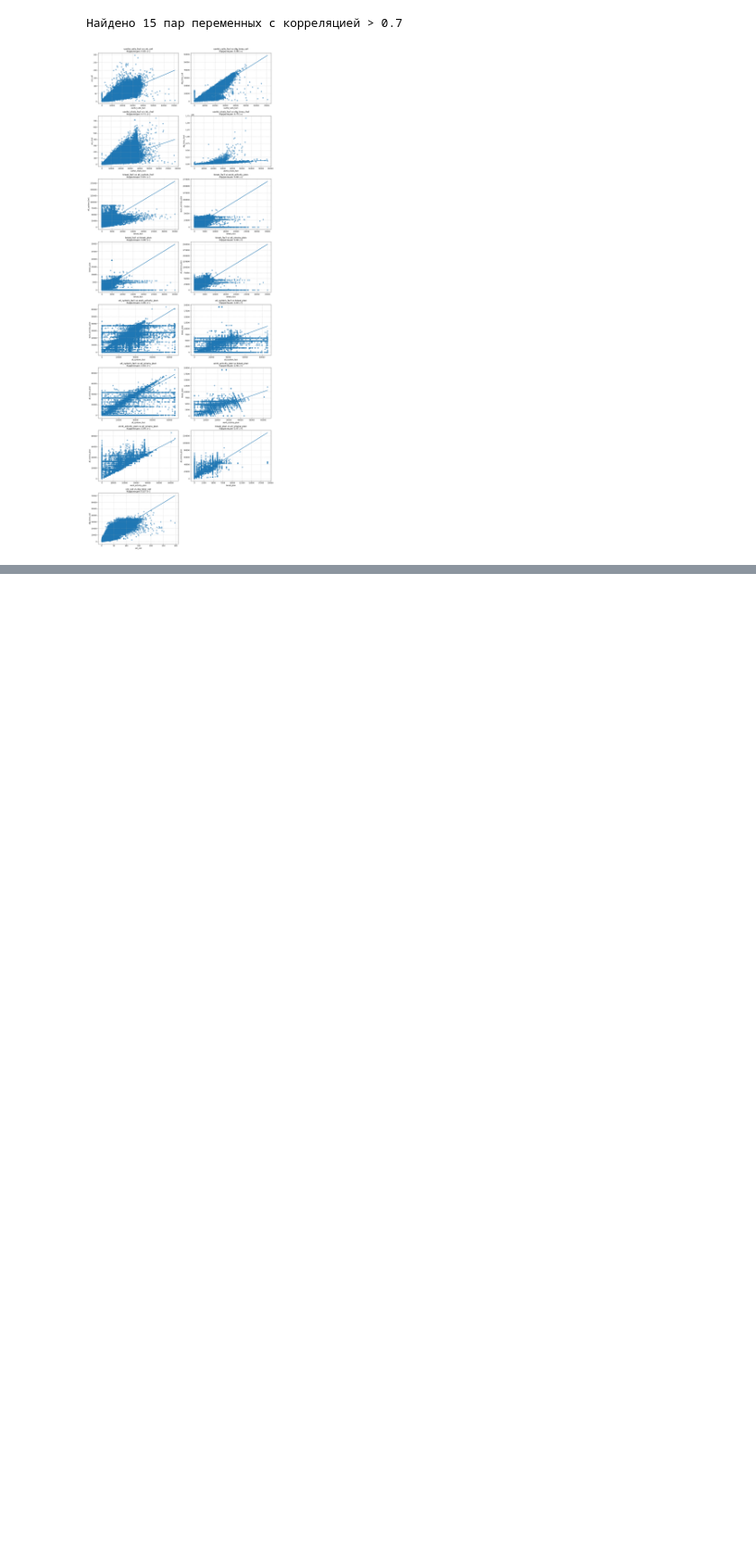
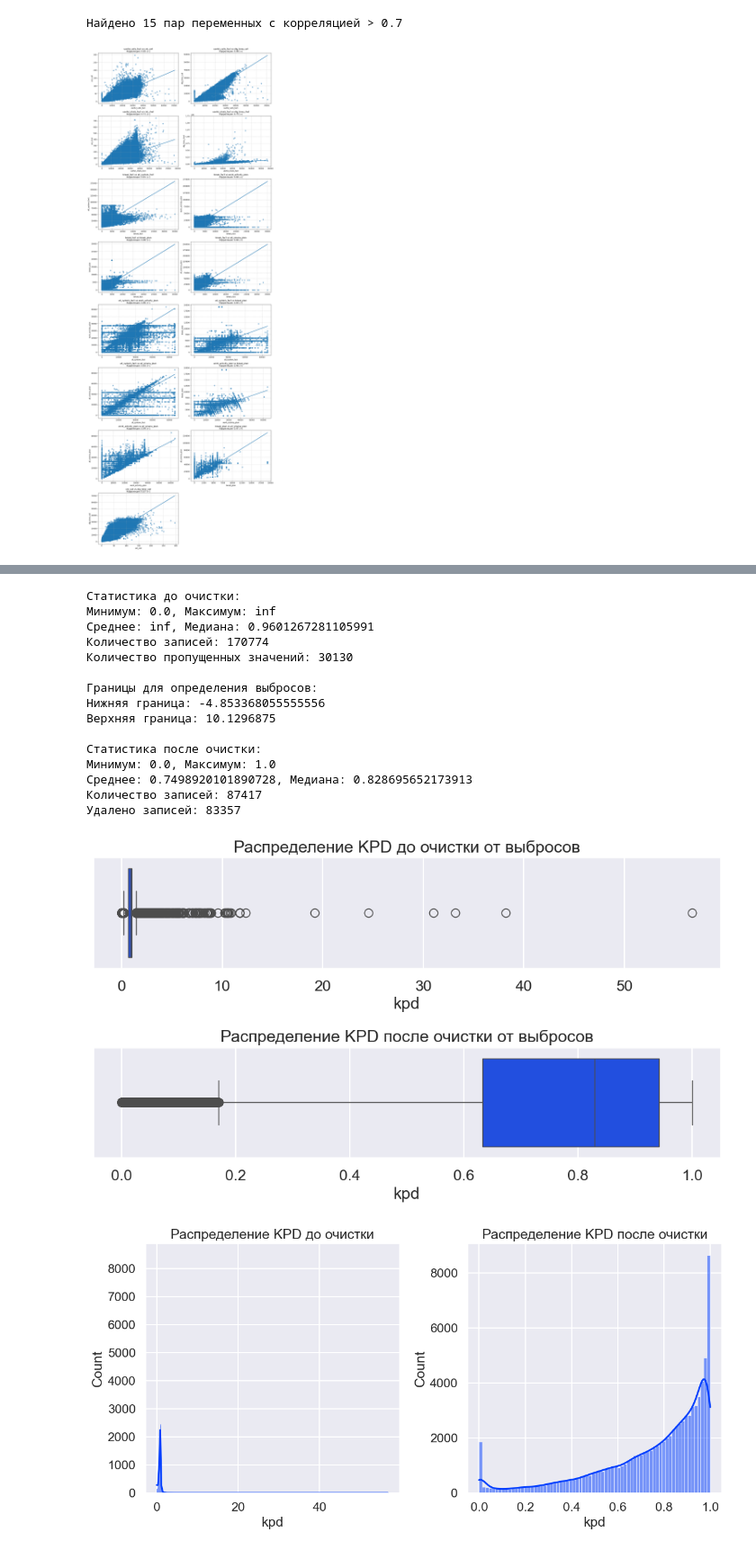
Before and after one commit to Worislooov/DANO_MSC_2025, a Jupyter notebook: Lev/graphycs.ipynb, the cells around one changed output, grey strips where cells are left out. Shown at 90% size. Drawn from its saved outputs; the diff is of its cells as text; code cells hidden in the pictures; blank space fills up the shorter version.

```diff
--- a/Lev/graphycs.ipynb
+++ b/Lev/graphycs.ipynb
@@ -99,0 +114,77 @@ else:
+# %%
+df["kpd"] = (df["useful_calls_fact"]+ df["useful_chats_fact"]) / (df["work_activity_plan"])
+
+
+# Сначала посмотрим на распределение значений до очистки
+plt.figure(figsize=(10, 6))
+plt.subplot(2, 1, 1)
+sns.boxplot(x=df["kpd"])
+plt.title("Распределение KPD до очистки от выбросов")
+
+# Вычисляем квартили и IQR
+Q1 = df["kpd"].quantile(0.25)
+Q3 = df["kpd"].quantile(0.75)
+IQR = Q3 - Q1
+
+# Определяем границы для выбросов
+lower_bound = Q1 - 1.5 * IQR
+upper_bound = Q3 + 1.5 * IQR
+
+print(f"Статистика до очистки:")
+print(f"Минимум: {df['kpd'].min()}, Максимум: {df['kpd'].max()}")
+print(f"Среднее: {df['kpd'].mean()}, Медиана: {df['kpd'].median()}")
+print(f"Количество записей: {len(df['kpd'])}")
+print(f"Количество пропущенных значений: {df['kpd'].isna().sum()}")
+print("\nГраницы для определения выбросов:")
+print(f"Нижняя граница: {lower_bound}")
+print(f"Верхняя граница: {upper_bound}")
+
+# Создаем новый DataFrame без выбросов
+df_cleaned = df.copy()
+df_cleaned = df_cleaned[(df_cleaned["kpd"] >= 0) & (df_cleaned["kpd"] <= 1)]
+
+# Альтернативно, можно заменить выбросы на границы
+# df_cleaned["kpd"] = df["kpd"].clip(lower=lower_bound, upper=upper_bound)
+
+print(f"\nСтатистика после очистки:")
+print(f"Минимум: {df_cleaned['kpd'].min()}, Максимум: {df_cleaned['kpd'].max()}")
+print(f"Среднее: {df_cleaned['kpd'].mean()}, Медиана: {df_cleaned['kpd'].median()}")
+print(f"Количество записей: {len(df_cleaned['kpd'])}")
+print(f"Удалено записей: {len(df) - len(df_cleaned)}")
+
+# Визуализируем результат после очистки
+plt.subplot(2, 1, 2)
+sns.boxplot(x=df_cleaned["kpd"])
+plt.title("Распределение KPD после очистки от выбросов")
+plt.tight_layout()
+plt.show()
+
+# Гистограмма до и после очистки
+plt.figure(figsize=(12, 6))
+plt.subplot(1, 2, 1)
+sns.histplot(df["kpd"], kde=True)
+plt.title("Распределение KPD до очистки")
+
+plt.subplot(1, 2, 2)
+sns.histplot(df_cleaned["kpd"], kde=True)
+plt.title("Распределение KPD после очистки")
+plt.tight_layout()
+plt.show()
+# %% [output]
+Статистика до очистки:
+Минимум: 0.0, Максимум: inf
+Среднее: inf, Медиана: 0.9601267281105991
+Количество записей: 170774
+Количество пропущенных значений: 30130
+
+Границы для определения выбросов:
+Нижняя граница: -4.853368055555556
+Верхняя граница: 10.1296875
+
+Статистика после очистки:
+Минимум: 0.0, Максимум: 1.0
+Среднее: 0.7498920101890728, Медиана: 0.828695652173913
+Количество записей: 87417
+Удалено записей: 83357
+[figure, added]
+[figure, added]
```
Also changed, not shown: parts of 1 cell of this notebook.
